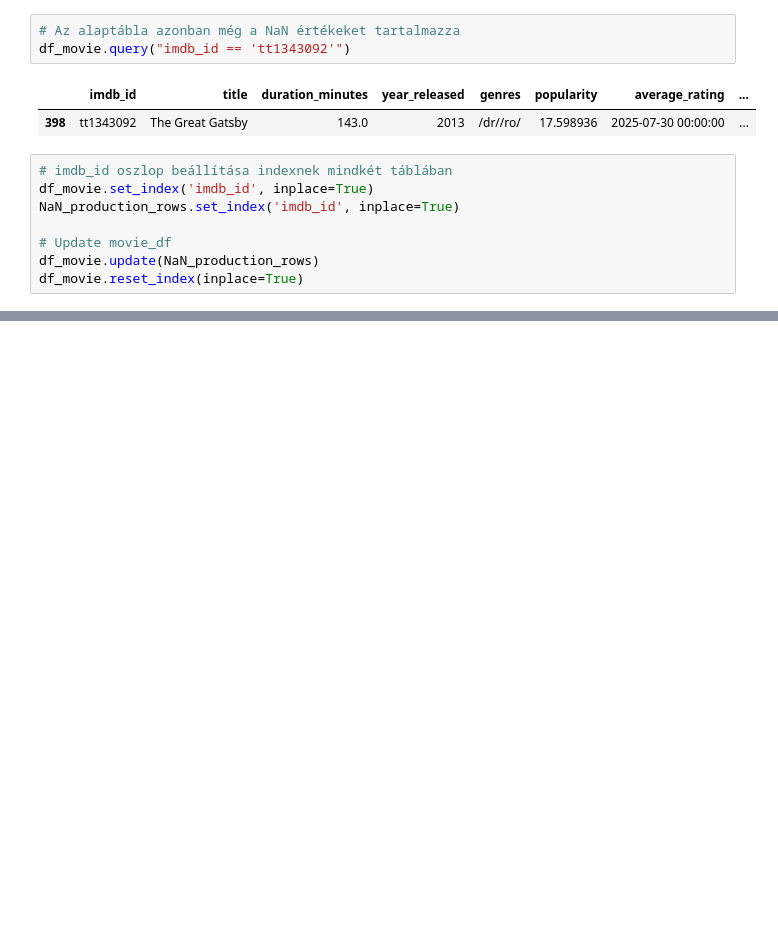
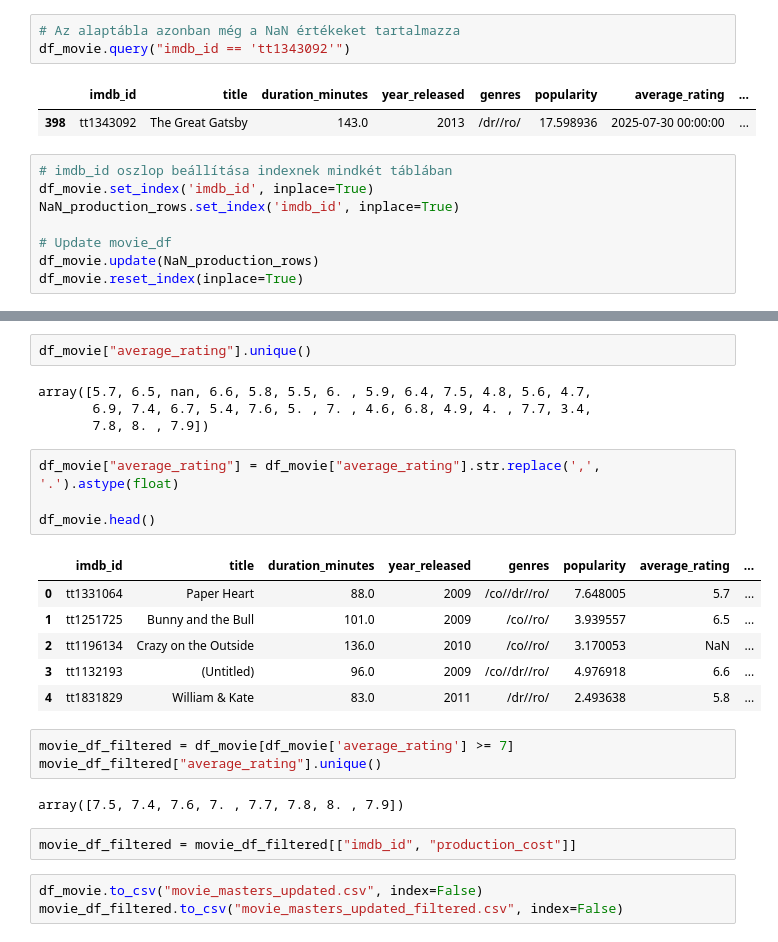
Before and after one commit to M-Ati-git/Colab-works, a Jupyter notebook: Movie_Masters.ipynb, the cells around one changed output, grey strips where cells are left out. Cells and saved outputs as stored; diff of their text form; blank space fills up the shorter version.

```diff
--- a/Movie_Masters.ipynb
+++ b/Movie_Masters.ipynb
@@ -163,0 +191,27 @@ df_movie.reset_index(inplace=True)
+# %%
+df_movie["average_rating"].unique()
+# %% [output]
+array([5.7, 6.5, nan, 6.6, 5.8, 5.5, 6. , 5.9, 6.4, 7.5, 4.8, 5.6, 4.7,
+       6.9, 7.4, 6.7, 5.4, 7.6, 5. , 7. , 4.6, 6.8, 4.9, 4. , 7.7, 3.4,
+       7.8, 8. , 7.9])
+# %%
+df_movie["average_rating"] = df_movie["average_rating"].str.replace(',', '.').astype(float)
+
+df_movie.head()
+# %% [output]
+|  | imdb_id | title | duration_minutes | year_released | genres | popularity | average_rating | ... |
+| 0 | tt1331064 | Paper Heart | 88.0 | 2009 | /co//dr//ro/ | 7.648005 | 5.7 | ... |
+| 1 | tt1251725 | Bunny and the Bull | 101.0 | 2009 | /co//ro/ | 3.939557 | 6.5 | ... |
+| 2 | tt1196134 | Crazy on the Outside | 136.0 | 2010 | /co//ro/ | 3.170053 | NaN | ... |
+| 3 | tt1132193 | (Untitled) | 96.0 | 2009 | /co//dr//ro/ | 4.976918 | 6.6 | ... |
+| 4 | tt1831829 | William & Kate | 83.0 | 2011 | /dr//ro/ | 2.493638 | 5.8 | ... |
+# %%
+movie_df_filtered = df_movie[df_movie['average_rating'] >= 7]
+movie_df_filtered["average_rating"].unique()
+# %% [output]
+array([7.5, 7.4, 7.6, 7. , 7.7, 7.8, 8. , 7.9])
+# %%
+movie_df_filtered = movie_df_filtered[["imdb_id", "production_cost"]]
+# %%
+df_movie.to_csv("movie_masters_updated.csv", index=False)
+movie_df_filtered.to_csv("movie_masters_updated_filtered.csv", index=False)
```
Also changed, not shown: parts of 3 cells of this notebook.
